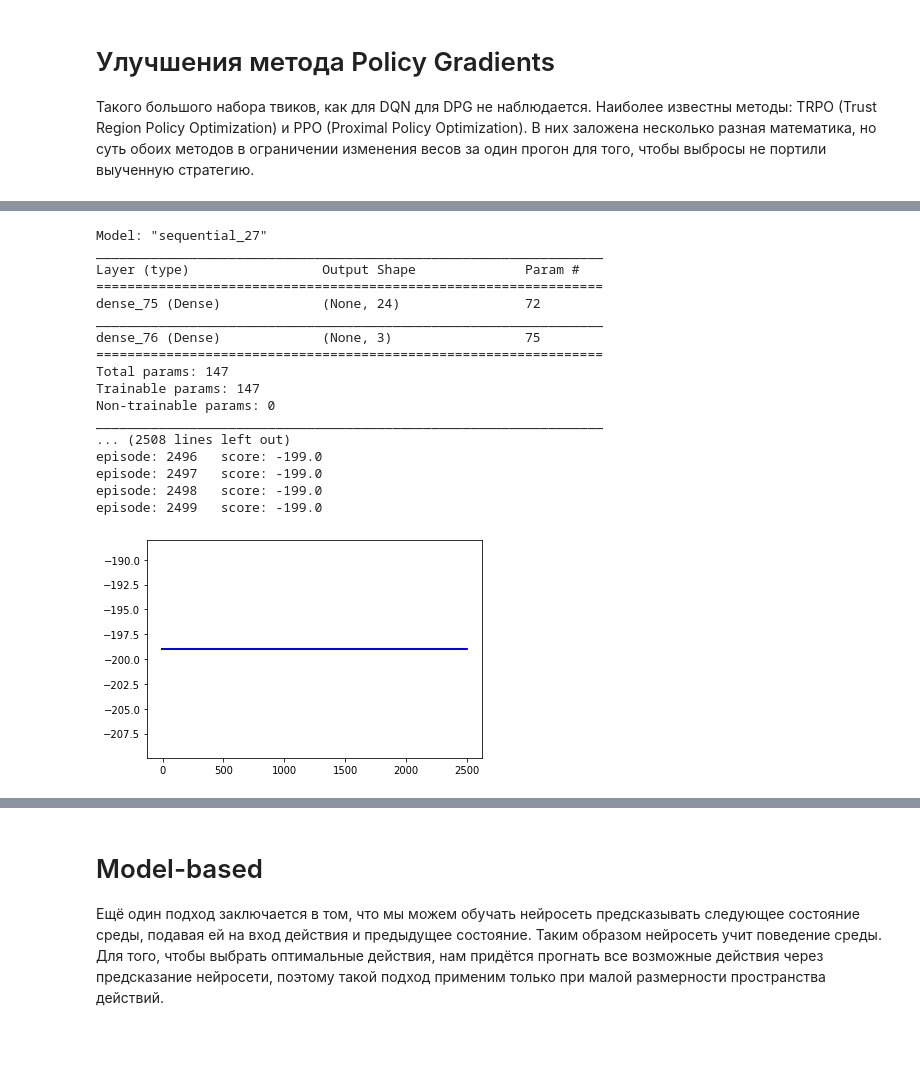
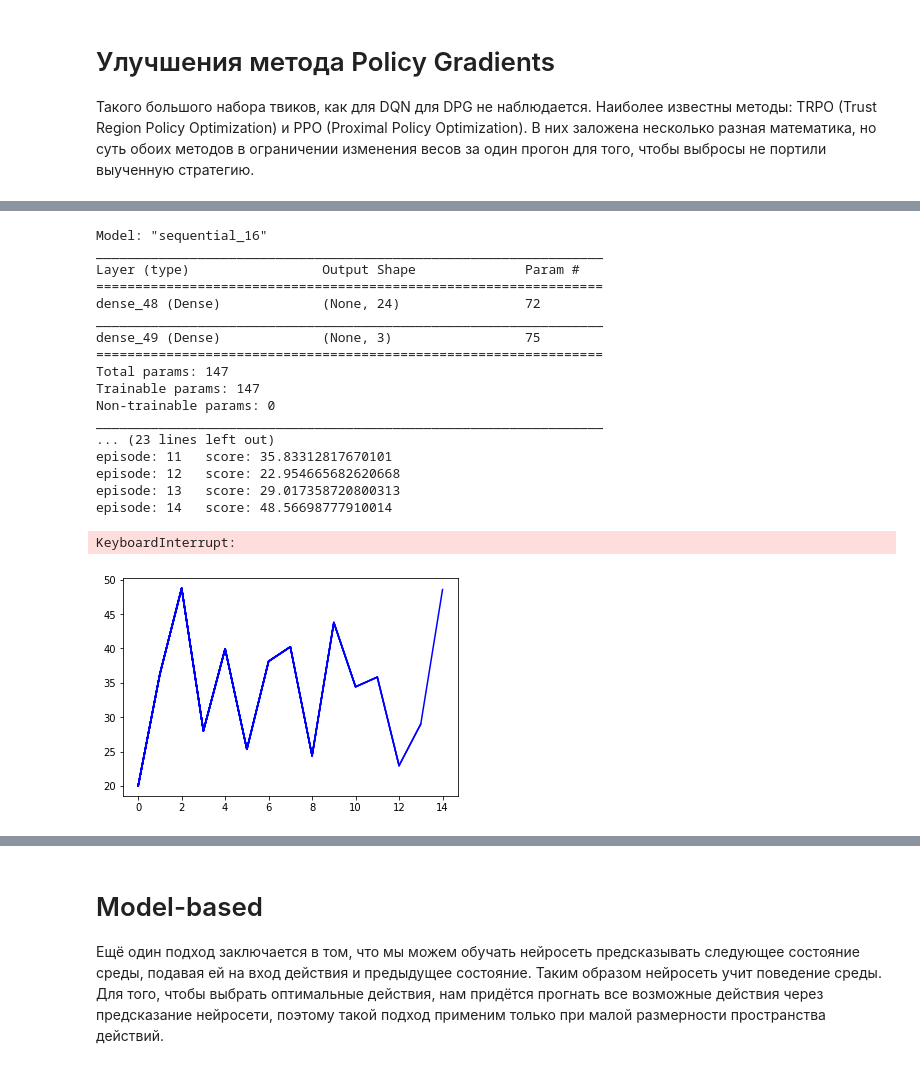
Before and after one commit to andtun/neuro, a Jupyter notebook: rl/ReinforcementLearning.ipynb, the cells around one changed output, grey strips where cells are left out. Drawn from its saved outputs; the diff is of its cells as text; code cells hidden in the pictures; blank space fills up the shorter version.

```diff
--- a/rl/ReinforcementLearning.ipynb
+++ b/rl/ReinforcementLearning.ipynb
@@ -296,6 +296,8 @@ Episode#:19999 reward:-160.0 best_reward:-117.0 eps:0.032830999948725846
 
 Одной из проблем Q-Networks является неустойчивость. Часто разность ожидаемых вознаграждений для различных действий близка и поскольку выбор действия производится с помощью argmax, то выброс в данных может привести к тому, что выбираемое действие изменится. Для того, чтобы повысить стабильность используется техника **Target Q-Network**. Суть в том, что мы замораживаем веса нашей сети на фиксированное число шагов и затем используем её для вычисления функции ошибки и обучения второй сети. Периодически копируем из веса рабочей сети в Target Q-Network.
 В следующем примере мы будем делать это каждый эпизод.
+# %%
+envName = 'MountainCar-v0'
 # %%
 import sys
 import gym
@@ -815,14 +836,14 @@ from tensorflow.keras.layers import Dense
 from tensorflow.keras.models import Sequential
 from tensorflow.keras.optimizers import Adam
 
-EPISODES = 2500
+EPISODES = 701
 
 
 # A2C(Advantage Actor-Critic) agent for the Cartpole
 class A2CAgent:
     def __init__(self, state_size, action_size):
         # if you want to see Cartpole learning, then change to True
-        self.render = False
+        self.render = True
         self.load_model = True
         # get size of state and action
         self.state_size = state_size
@@ -831,8 +852,8 @@ class A2CAgent:
 
         # These are hyper parameters for the Policy Gradient
         self.discount_factor = 0.99
-        self.actor_lr = 0.001
-        self.critic_lr = 0.005
+        self.actor_lr = 0.0001
+        self.critic_lr = 0.0005
 
         # create model for policy network
         self.actor = self.build_actor()
@@ -916,51 +937,53 @@ if __name__ == "__main__":
             action = agent.get_action(state)
             next_state, reward, done, info = env.step(action)
             next_state = np.reshape(next_state, [1, state_size])
-            # if an action make the episode end, then gives penalty of -100
-            reward = reward if not done or score == 499 else -100
+            best_height = next_state[0][0]+0.5
+            best_velocity = abs(next_state[0][1])
+            reward = 20*best_velocity + abs(best_height) + 0.0001*best_height
 
             agent.train_model(state, action, reward, next_state, done)
 
             score += reward
             state = next_state
 
             if done:
                 # every episode, plot the play time
-                score = score if score == 500.0 else score + 100
+                #score = score if score == 500.0 else score + 100
                 scores.append(score)
                 episodes.append(e)
                 pylab.plot(episodes, scores, 'b')
                 pylab.savefig("./save_graph/cartpole_a2c.png")
                 print("episode:", e, "  score:", score)
 
                 # if the mean of scores of last 10 episode is bigger than 490
                 # stop training
-                if np.mean(scores[-min(10, len(scores)):]) > 490:
+                if np.mean(scores[-min(10, len(scores)):]) > -10:
                     break
 
         # save the model
-        if e % 100 == 0:
-            agent.actor.save_weights("./save_model/cartpole_actor.h5")
-            agent.critic.save_weights("./save_model/cartpole_critic.h5")
+        if e % 25 == 0:
+            agent.actor.save_weights("./save_model/cartpole_actor2.h5")
+            agent.critic.save_weights("./save_model/cartpole_critic2.h5")
 # %% [output]
-Model: "sequential_27"
+Model: "sequential_16"
 _________________________________________________________________
 Layer (type)                 Output Shape              Param #
 =================================================================
-dense_75 (Dense)             (None, 24)                72
+dense_48 (Dense)             (None, 24)                72
 _________________________________________________________________
-dense_76 (Dense)             (None, 3)                 75
+dense_49 (Dense)             (None, 3)                 75
 =================================================================
 Total params: 147
 Trainable params: 147
 Non-trainable params: 0
 _________________________________________________________________
-... (2508 lines left out)
-episode: 2496   score: -199.0
-episode: 2497   score: -199.0
-episode: 2498   score: -199.0
-episode: 2499   score: -199.0
+... (23 lines left out)
+episode: 11   score: 35.83312817670101
+episode: 12   score: 22.954665682620668
+episode: 13   score: 29.017358720800313
+episode: 14   score: 48.56698777910014
+KeyboardInterrupt:
-[figure, old version]
+[figure, new version]
 # %%
 if __name__ == "__main__":
     try:
```
Also changed, not shown: parts of 10 cells of this notebook, 9 other files.
